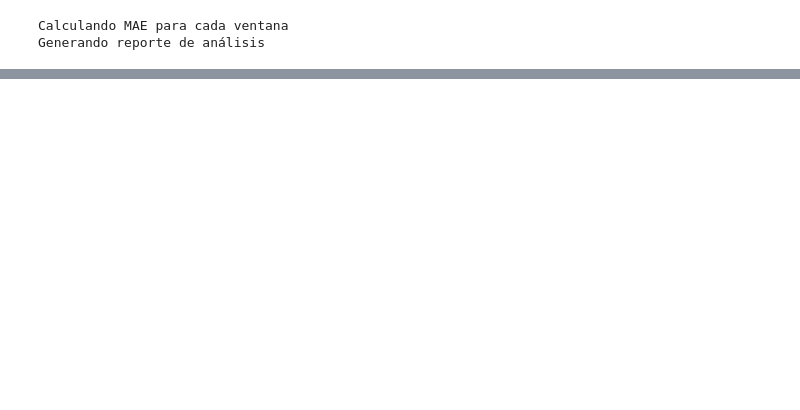
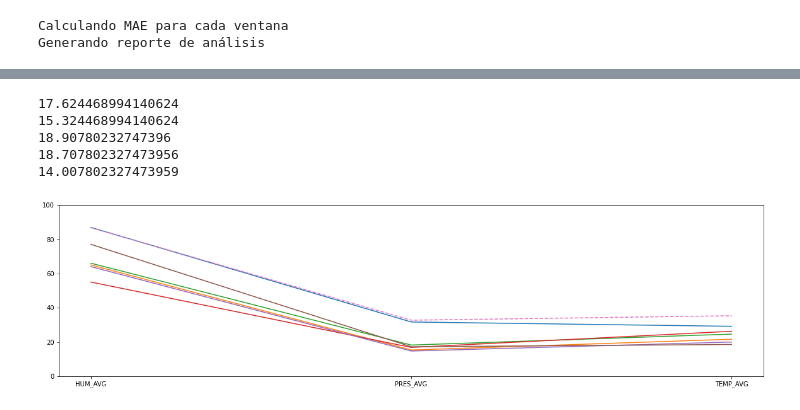
Before and after one commit to Cowardenemy/Weather-Forecasting-CBR-fox, a Jupyter notebook: Jupyter/Software_1.1.ipynb, the cells around one changed output, grey strips where cells are left out. Drawn from its saved outputs; the diff is of its cells as text; code cells hidden in the pictures; blank space fills up the shorter version.

```diff
--- a/Jupyter/Software_1.1.ipynb
+++ b/Jupyter/Software_1.1.ipynb
@@ -115,2 +115,11 @@ cbrFoxInstancia.visualizeBestHistoryPredictions(figsize= (17, 6*3))
+# %%
+cbrFoxInstancia.visualizeBestCasePredictions()
+# %% [output]
+17.624468994140624
+15.324468994140624
+18.90780232747396
+18.707802327473956
+14.007802327473959
+[figure, added]
 # %%
 cbrFoxInstancia.visualizeWorstHistoryPredictions(figsize= (17, 6*3))
```
Also changed, not shown: parts of 9 cells of this notebook, 1 other file.
